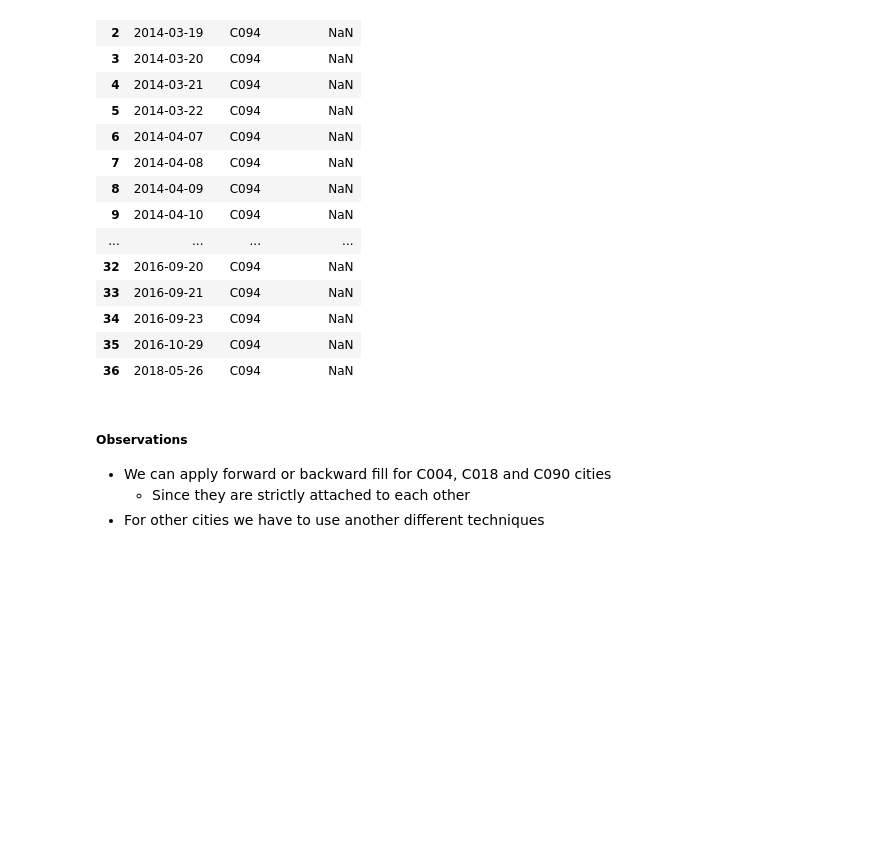
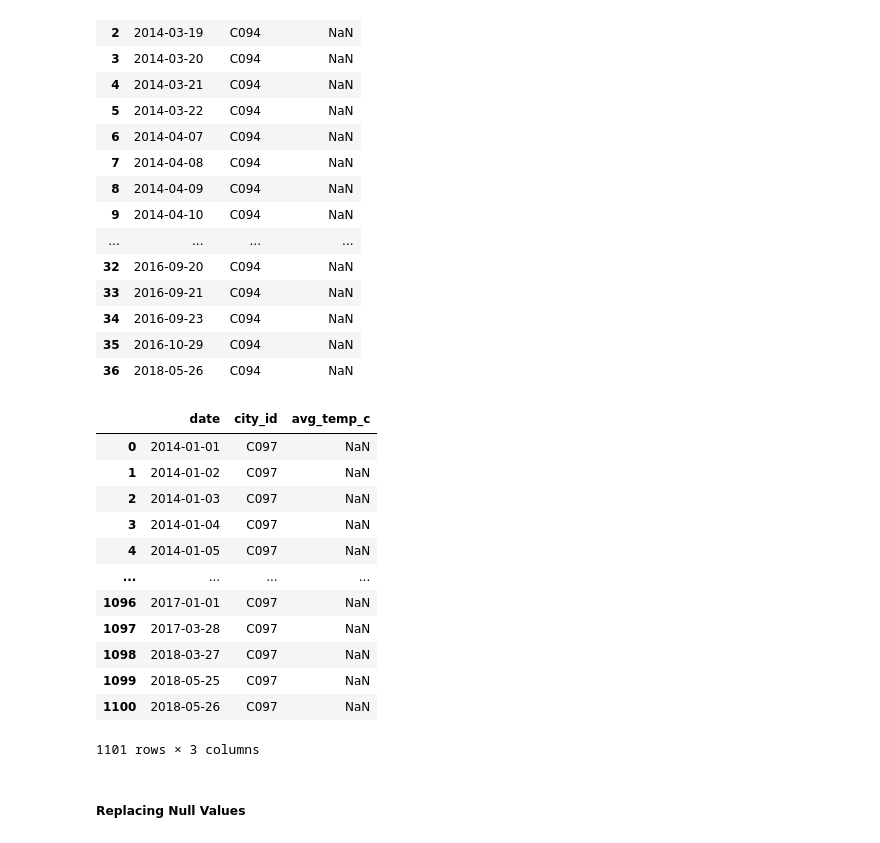
Before and after one commit to SewminaFernando/Predicta_Solutions, a Jupyter notebook: data_preparation.ipynb, the cells around one changed output. Saved outputs shown, nothing was run; the diff lists cells and outputs as text; code cells hidden in the pictures; blank space fills up the shorter version.

Commit message:
Handled the null values

```diff
--- a/data_preparation.ipynb
+++ b/data_preparation.ipynb
@@ -148,9 +150,23 @@ dates_with_nulls("C094")
 | 34 | 2016-09-23 | C094 | NaN |
 | 35 | 2016-10-29 | C094 | NaN |
 | 36 | 2018-05-26 | C094 | NaN |
-# %% [markdown]
-##### Observations
-
-- We can apply forward or backward fill for C004, C018 and C090 cities
-  - Since they are strictly attached to each other
-- For other cities we have to use another different techniques
+# %%
+v97 = dates_with_nulls("C097")
+# %%
+v97.head(1101)
+# %% [output]
+|  | date | city_id | avg_temp_c |
+| 0 | 2014-01-01 | C097 | NaN |
+| 1 | 2014-01-02 | C097 | NaN |
+| 2 | 2014-01-03 | C097 | NaN |
+| 3 | 2014-01-04 | C097 | NaN |
+| 4 | 2014-01-05 | C097 | NaN |
+| ... | ... | ... | ... |
+| 1096 | 2017-01-01 | C097 | NaN |
+| 1097 | 2017-03-28 | C097 | NaN |
+| 1098 | 2018-03-27 | C097 | NaN |
+| 1099 | 2018-05-25 | C097 | NaN |
+| 1100 | 2018-05-26 | C097 | NaN |
+1101 rows × 3 columns
+# %% [markdown]
+##### Replacing Null Values
```
Also changed, not shown: parts of 15 cells of this notebook, 1 other file.
